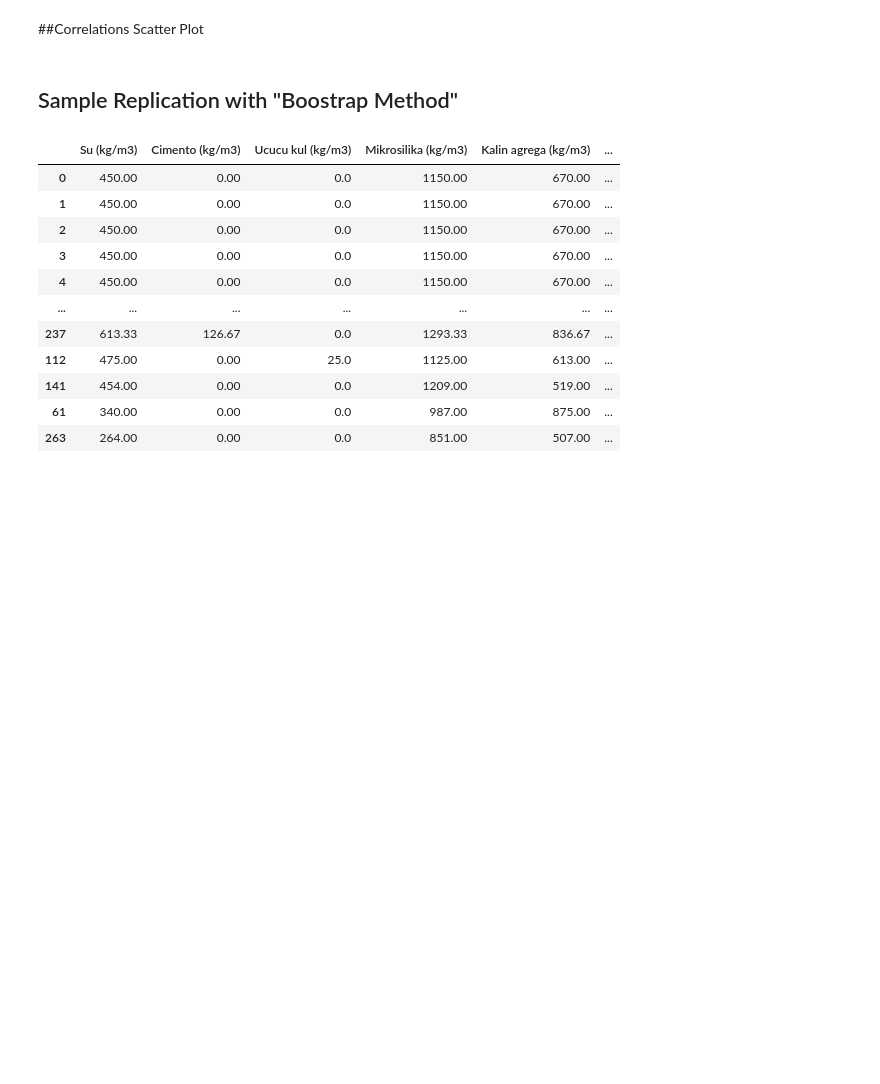
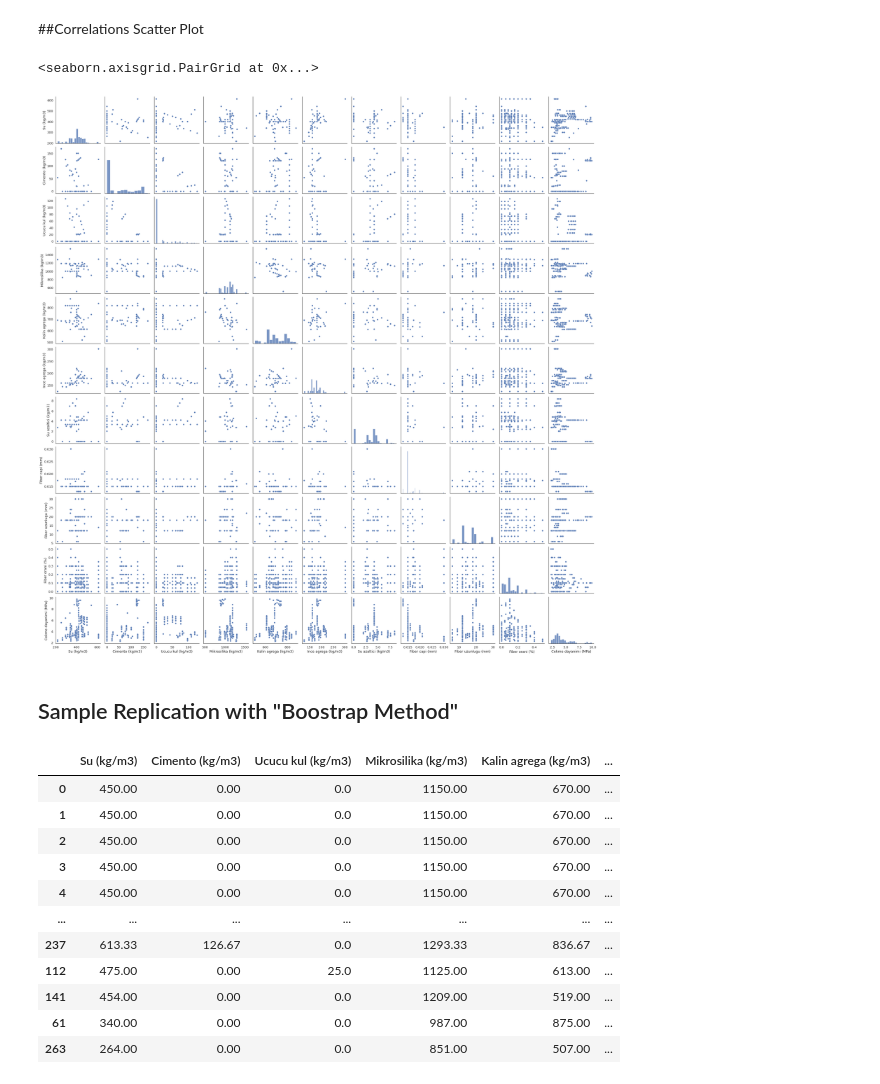
Before and after one commit to karahanmerves/Credit-Card-Clustering-with-K-means-by-PCA, a Jupyter notebook: BFRC_BOOSTRAP.ipynb, the cells around one changed output. Saved outputs shown, nothing was run; the diff lists cells and outputs as text; code cells hidden in the pictures; blank space fills up the shorter version.

```diff
--- a/BFRC_BOOSTRAP.ipynb
+++ b/BFRC_BOOSTRAP.ipynb
@@ -98,7 +100,10 @@ sns.heatmap(corr, annot = True)
 # %% [markdown]
 ##Correlations Scatter Plot
 # %%
-#sns.pairplot(dt, height=3)
+sns.pairplot(dt, height=3)
+# %% [output]
+<seaborn.axisgrid.PairGrid at 0x...>
+[figure, added]
 # %% [markdown]
 ## Sample Replication with "Boostrap Method"
 # %%
```
Also changed, not shown: parts of 5 cells of this notebook.
